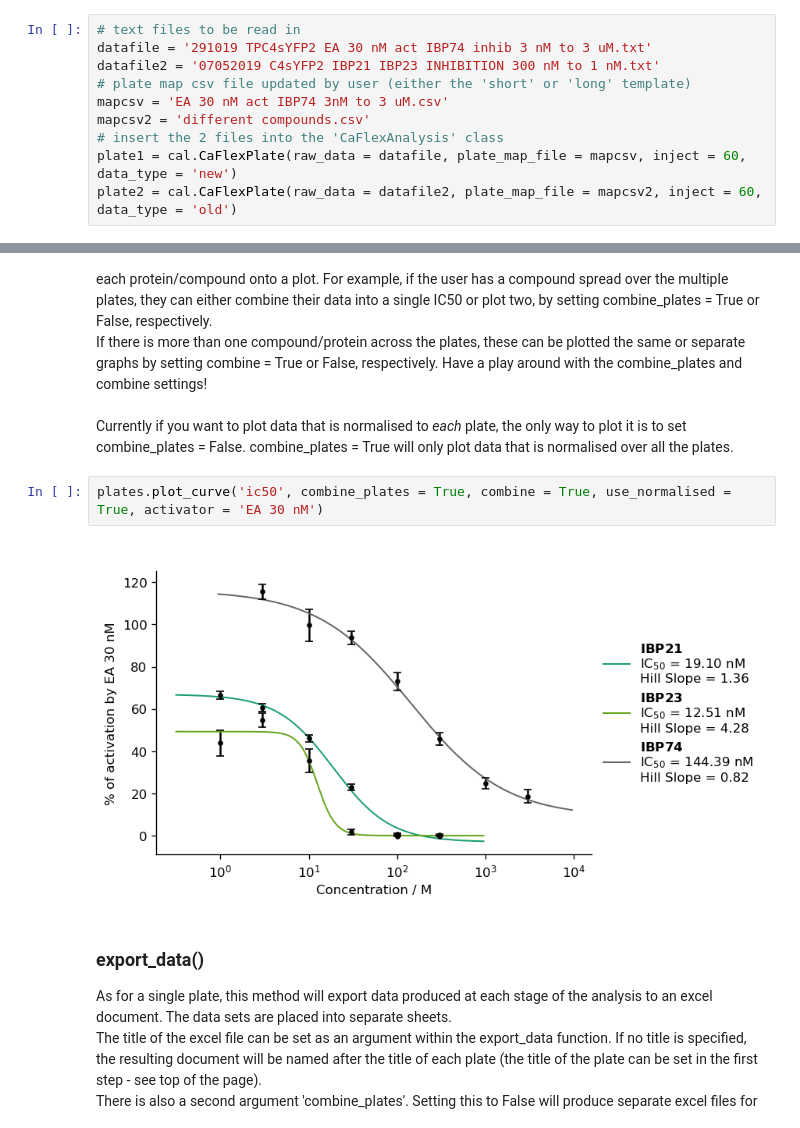
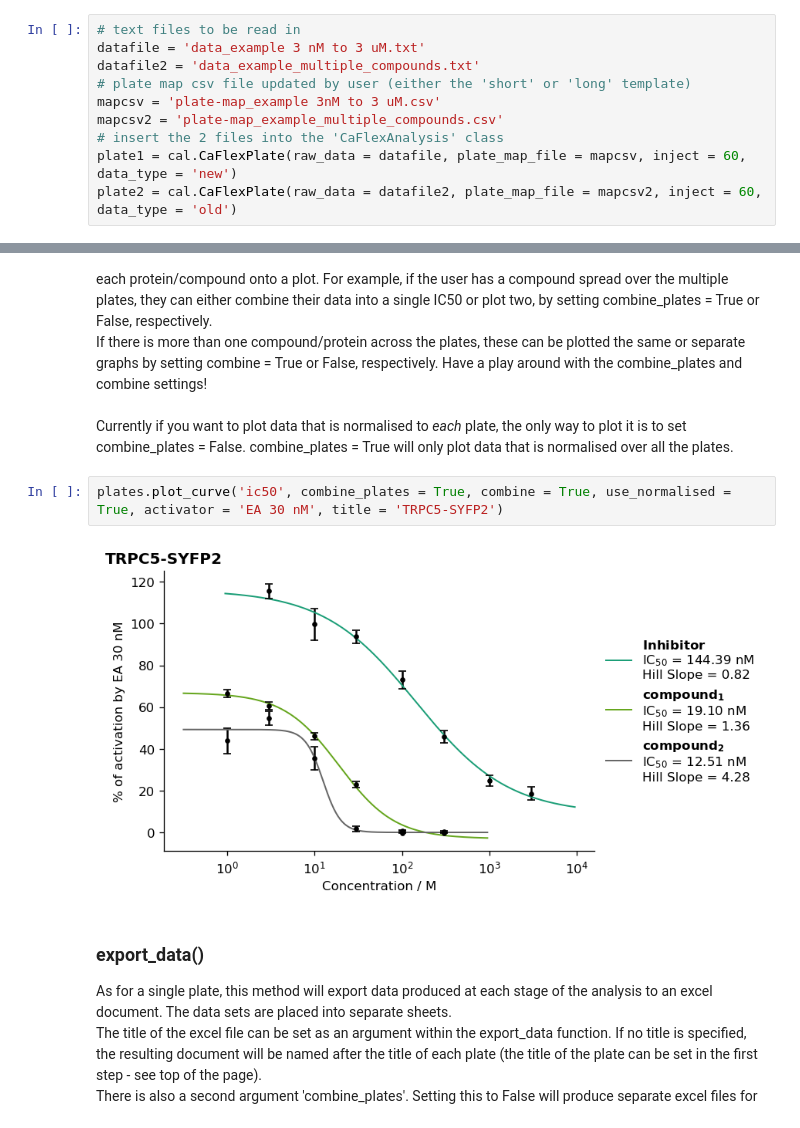
Before and after one commit to lawrencecollins/Ca-Flex-Analysis, a Jupyter notebook: Calcium Flex Analysis Demo Notebook.ipynb, the cells around one changed output, grey strips where cells are left out. Saved outputs shown, nothing was run; the diff lists cells and outputs as text.

Commit message:
Generic examples

```diff
--- a/Calcium Flex Analysis Demo Notebook.ipynb
+++ b/Calcium Flex Analysis Demo Notebook.ipynb
@@ -240,11 +237,11 @@ from calciumflexanalysis import multiplate as mp
 As before, the user must upload the raw text file and a corresponding plate map for each well plate.
 # %%
 # text files to be read in
-datafile = '291019 TPC4sYFP2 EA 30 nM act IBP74 inhib 3 nM to 3 uM.txt'
-datafile2 = '07052019 C4sYFP2 IBP21 IBP23 INHIBITION 300 nM to 1 nM.txt'
+datafile = 'data_example 3 nM to 3 uM.txt'
+datafile2 = 'data_example_multiple_compounds.txt'
 # plate map csv file updated by user (either the 'short' or 'long' template)
-mapcsv = 'EA 30 nM act IBP74 3nM to 3 uM.csv'
-mapcsv2 = 'different compounds.csv'
+mapcsv = 'plate-map_example 3nM to 3 uM.csv'
+mapcsv2 = 'plate-map_example_multiple_compounds.csv'
 # insert the 2 files into the 'CaFlexAnalysis' class
 plate1 = cal.CaFlexPlate(raw_data = datafile, plate_map_file = mapcsv, inject = 60, data_type = 'new')
 plate2 = cal.CaFlexPlate(raw_data = datafile2, plate_map_file = mapcsv2, inject = 60, data_type = 'old')
@@ -426,9 +422,9 @@ plates.mean_amplitude(use_normalised = True, combine = True)
 This function gives the user a choice whether to combine the data from all the plates, and also combine each protein/compound onto a plot. For example, if the user has a compound spread over the multiple plates, they can either combine their data into a single IC50 or plot two, by setting combine_plates = True or False, respectively. <br>If there is more than one compound/protein across the plates, these can be plotted the same or separate graphs by setting combine = True or False, respectively. Have a play around with the combine_plates and combine settings! <br><br>
 Currently if you want to plot data that is normalised to _each_ plate, the only way to plot it is to set combine_plates = False. combine_plates = True will only plot data that is normalised over all the plates.
 # %%
-plates.plot_curve('ic50', combine_plates = True, combine = True, use_normalised = True, activator = 'EA 30 nM')
+plates.plot_curve('ic50', combine_plates = True, combine = True, use_normalised = True, activator = 'EA 30 nM', title = 'TRPC5-SYFP2')
 # %% [output]
-[figure, old version]
+[figure, new version]
 # %% [markdown]
 ### export_data() ###
 As for a single plate, this method will export data produced at each stage of the analysis to an excel document. The data sets are placed into separate sheets. <br>
```
Also changed, not shown: parts of 16 cells of this notebook, 7 other files.
